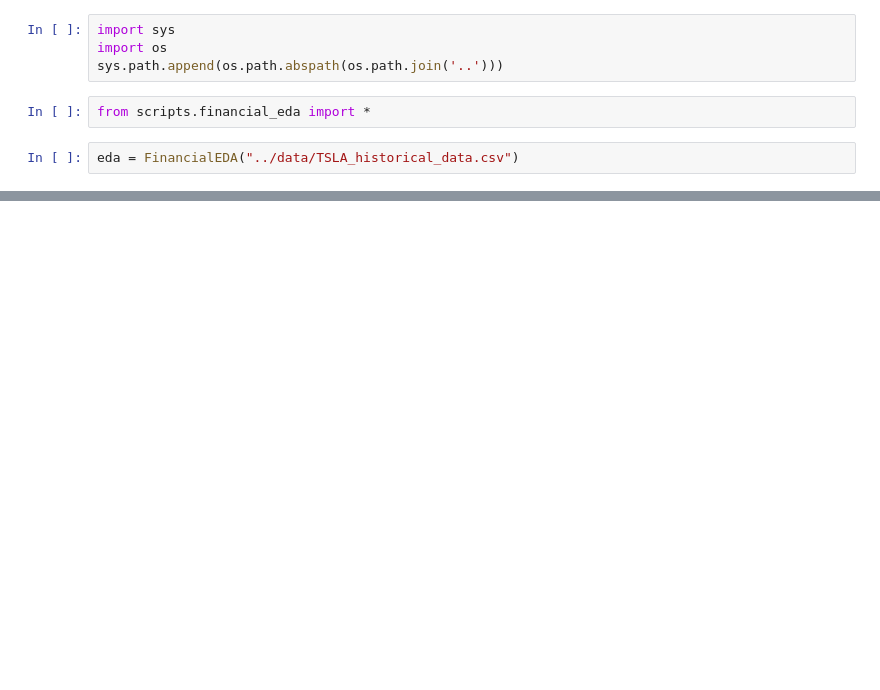
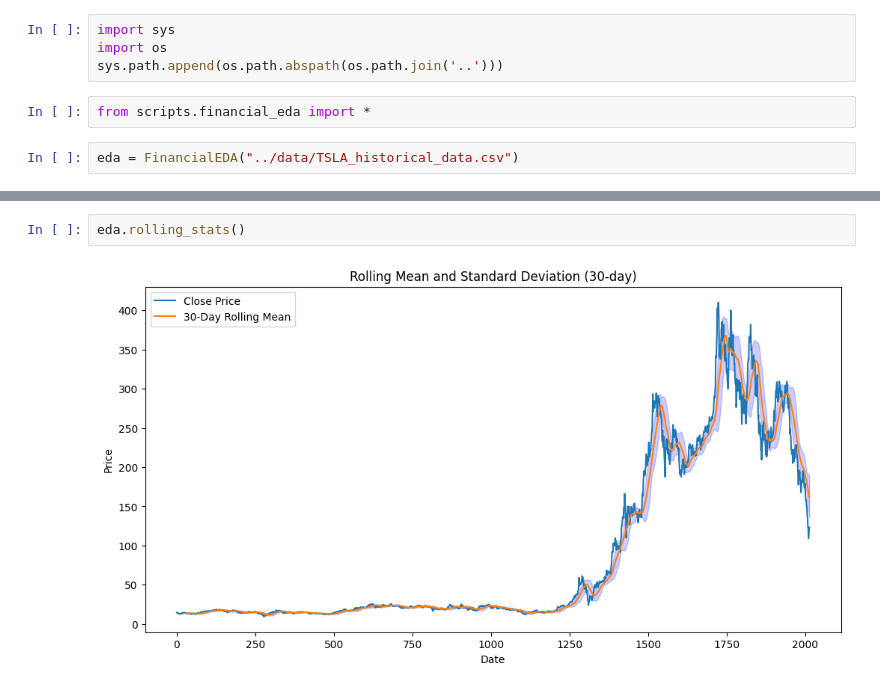
Before and after one commit to Endekalu777/Forecasting-Portfolio-Strategies, a Jupyter notebook: notebooks/TSLA_financial_eda.ipynb, the cells around one changed output, grey strips where cells are left out. Cells and saved outputs as stored; diff of their text form; blank space fills up the shorter version.

```diff
--- a/notebooks/TSLA_financial_eda.ipynb
+++ b/notebooks/TSLA_financial_eda.ipynb
@@ -16,0 +17,4 @@ AttributeError: 'FinancialEDA' object has no attribute 'data'
+# %%
+eda.rolling_stats()
+# %% [output]
+[figure, added]
```
Also changed, not shown: parts of 2 cells of this notebook, 3 other files.
